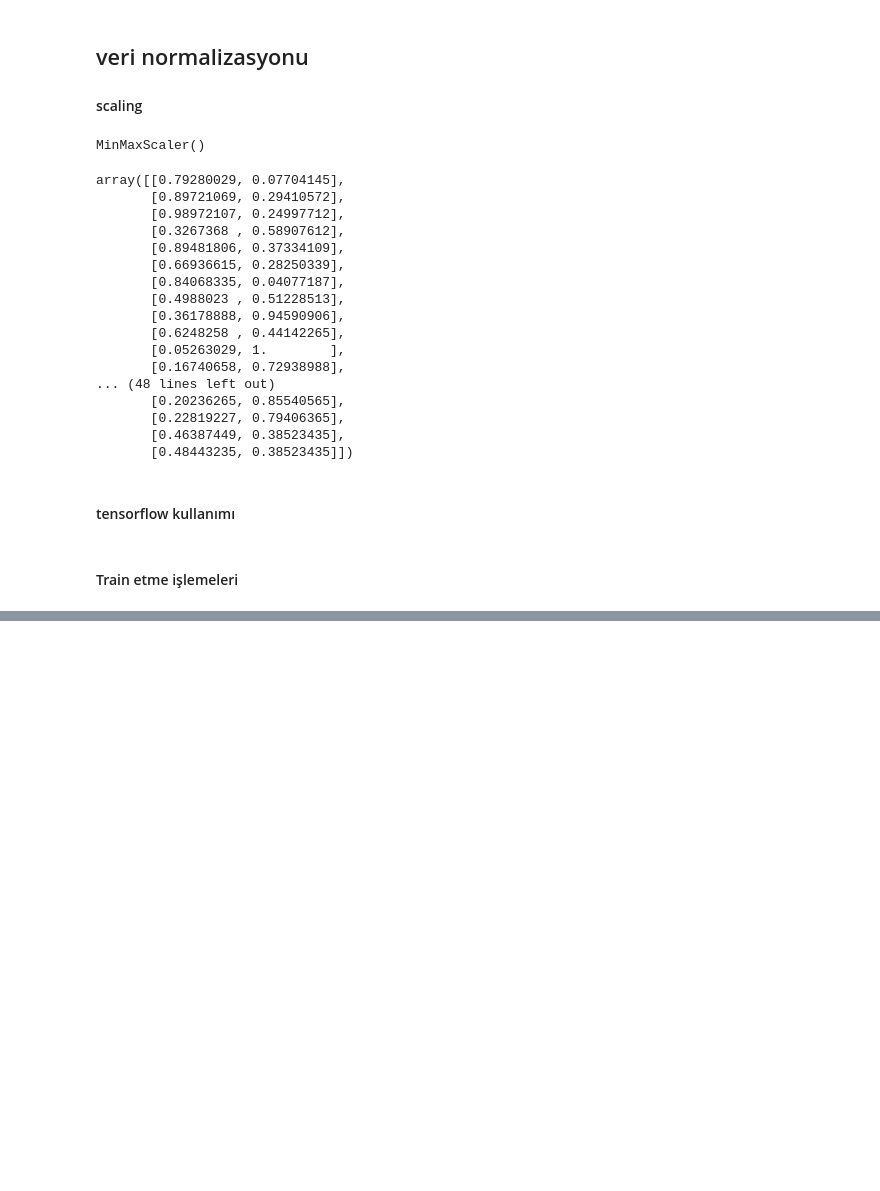
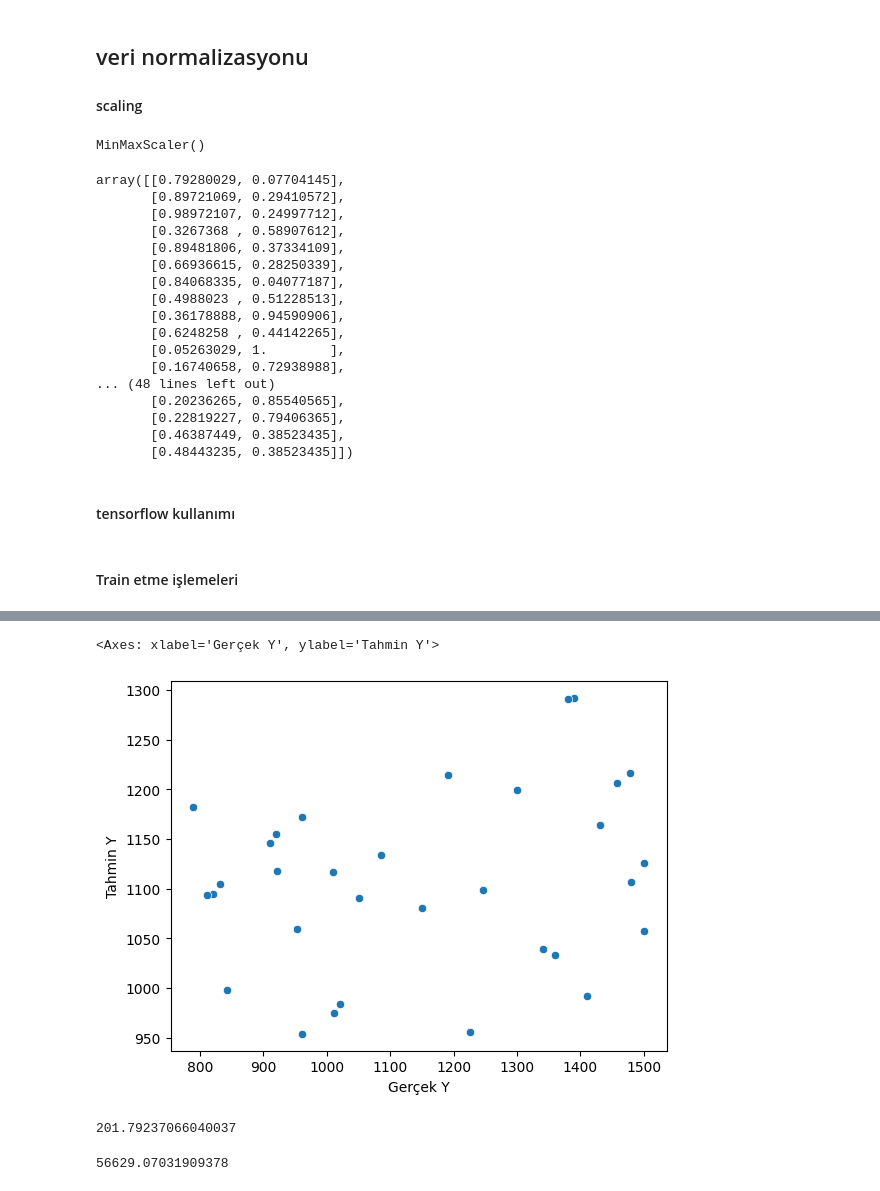
Before and after one commit to can-ozyasar/Veri-Bilimi-icin-Python-ve-tensorflow_BTK, a Jupyter notebook: Tensorflow/8.8_Veriyi Hazirlama/29-TensorFlowGiris.ipynb, the cells around one changed output, grey strips where cells are left out. Cells and saved outputs as stored; diff of their text form; code cells hidden in the pictures; blank space fills up the shorter version.

```diff
--- a/Tensorflow/8.8_Veriyi Hazirlama/29-TensorFlowGiris.ipynb
+++ b/Tensorflow/8.8_Veriyi Hazirlama/29-TensorFlowGiris.ipynb
@@ -212,0 +246,2 @@ testLoss
+# %%
+tahminDf=pd.DataFrame(y_test,columns=["Gerçek Y değerleri"])
@@ -212,0 +268,5 @@ testLoss
+# %%
+testTahminleri=pd.Series(testTahminleri.reshape(32,)) ##serie stline çevirdik
+# %%
+tahminDf=pd.concat([tahminDf,testTahminleri] , axis=1) ##tahmin ve gerçek değerleri birleştirerek
+# tahmin ve gerçek değerlerden oluşan bir tablo oluşturduk
@@ -212,0 +293,2 @@ testLoss
+# %%
+tahminDf.columns=["Gerçek Y" , "Tahmin Y"]  #stun isimlerini değiştirdik
@@ -212,0 +315,6 @@ testLoss
+# %%
+# çizdirelim
+sbn.scatterplot( x = "Gerçek Y",y = "Tahmin Y", data=tahminDf)
+# %% [output]
+<Axes: xlabel='Gerçek Y', ylabel='Tahmin Y'>
+[figure, added]
@@ -212,0 +323,8 @@ testLoss
+# %%
+mean_absolute_error(tahminDf[ "Gerçek Y"],tahminDf["Tahmin Y"]) # hata oranı
+# %% [output]
+201.79237066040037
+# %%
+mean_squared_error(tahminDf[ "Gerçek Y"],tahminDf["Tahmin Y"]) # hata oranı
+# %% [output]
+56629.07031909378
```
Also changed, not shown: parts of 16 cells of this notebook.
